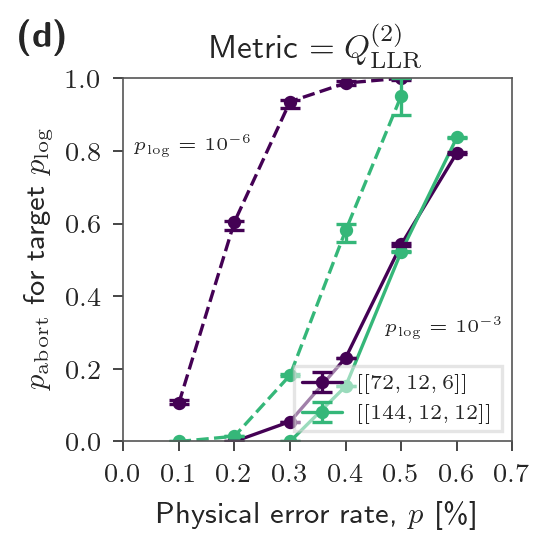
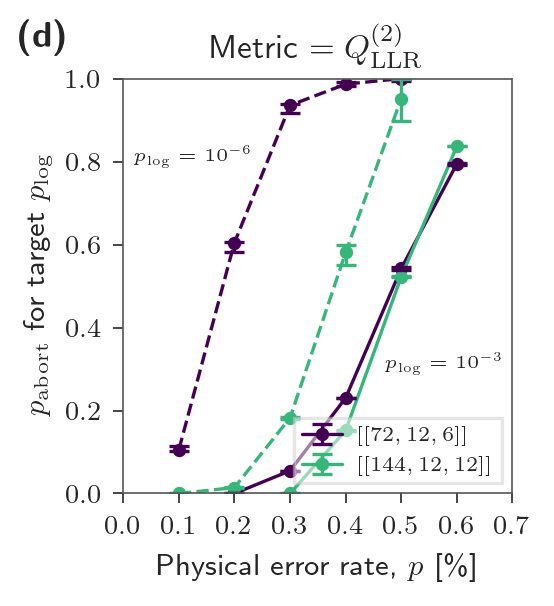
The change to this notebook cell's code, shown as a diff; its figure went from the first image to the second:
--- before
+++ after
@@ -1,3 +1,3 @@
-fig = FIG_FORMATTER.figure(wide=True, width_ratio=0.32, aspect_ratio=1)
+fig = FIG_FORMATTER.figure(wide=True, width_ratio=0.32, aspect_ratio=1.1)
 ax = fig.add_subplot()
 
@@ -61,3 +61,3 @@
 )
 
-fig.savefig("overleaf_figs/bb_code_target_ler.pdf")
+fig.savefig("figs/bb_code_target_ler.pdf")

Commit: Update BB code analysis notebook